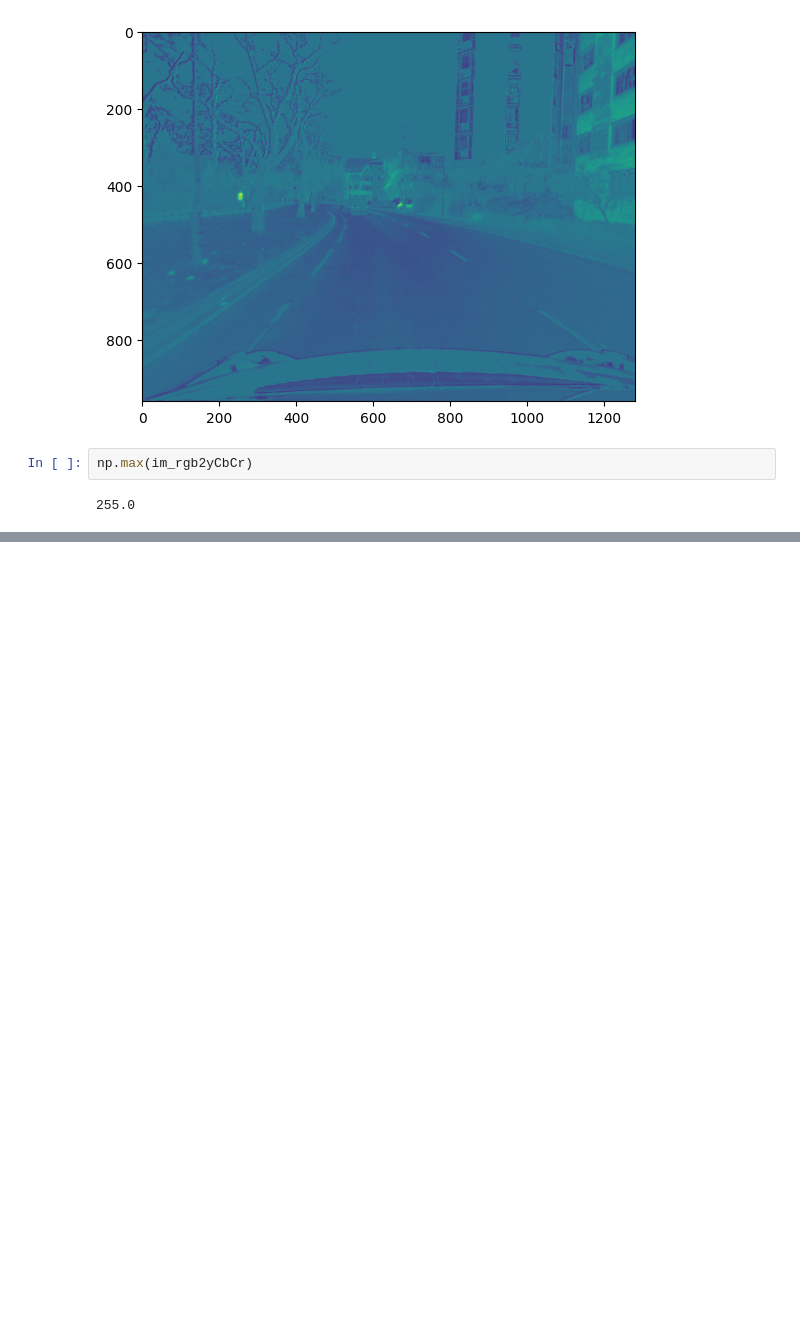
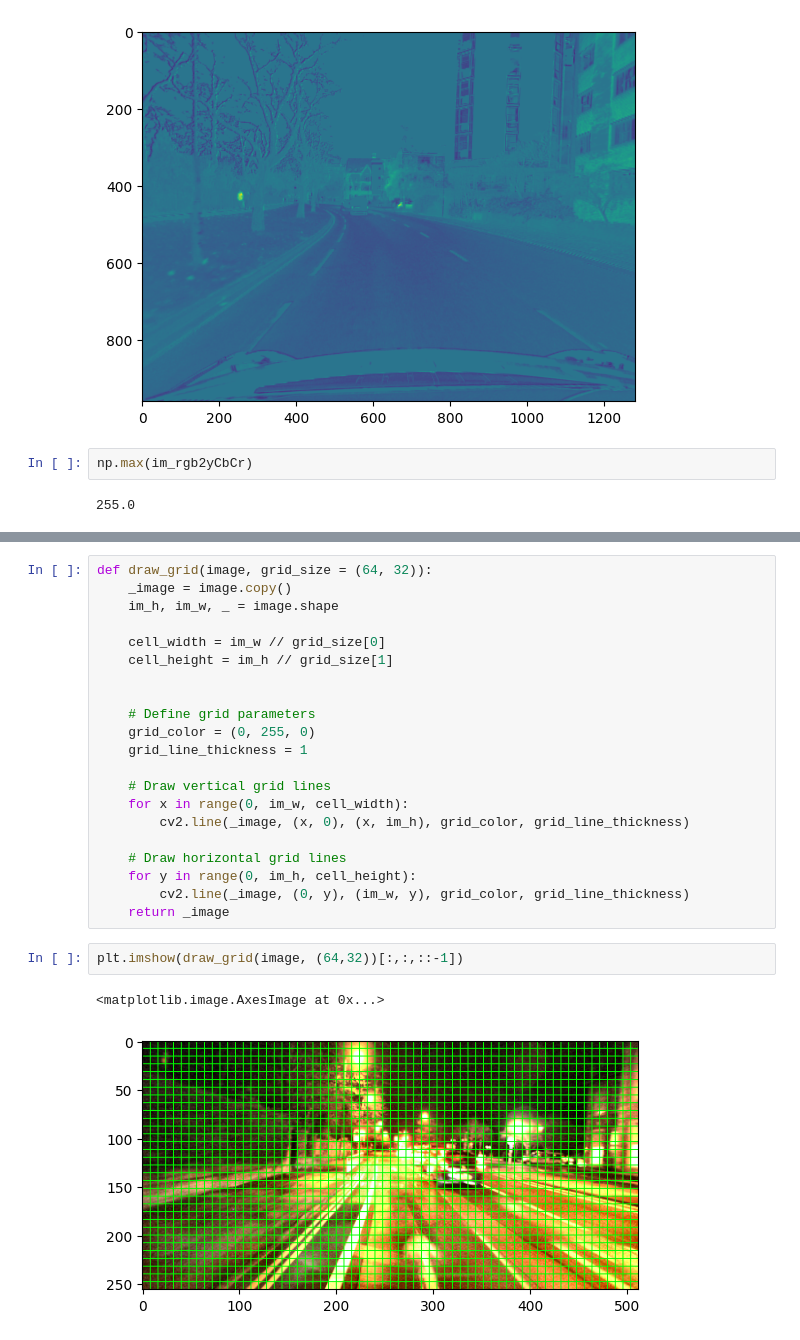
Before and after one commit to huynhbaobk/Night-Depth-Estimation, a Jupyter notebook: Test.ipynb, the cells around one changed output, grey strips where cells are left out. Cells and saved outputs as stored; diff of their text form; blank space fills up the shorter version.

```diff
--- a/Test.ipynb
+++ b/Test.ipynb
@@ -124,0 +120,26 @@ np.(depth)
+# %%
+def draw_grid(image, grid_size = (64, 32)):
+    _image = image.copy()
+    im_h, im_w, _ = image.shape
+
+    cell_width = im_w // grid_size[0]
+    cell_height = im_h // grid_size[1]
+
+
+    # Define grid parameters
+    grid_color = (0, 255, 0)
+    grid_line_thickness = 1
+
+    # Draw vertical grid lines
+    for x in range(0, im_w, cell_width):
+        cv2.line(_image, (x, 0), (x, im_h), grid_color, grid_line_thickness)
+
+    # Draw horizontal grid lines
+    for y in range(0, im_h, cell_height):
+        cv2.line(_image, (0, y), (im_w, y), grid_color, grid_line_thickness)
+    return _image
+# %%
+plt.imshow(draw_grid(image, (64,32))[:,:,::-1])
+# %% [output]
+<matplotlib.image.AxesImage at 0x...>
+[figure, added]
```
Also changed, not shown: parts of 12 cells of this notebook, 7 other files.
